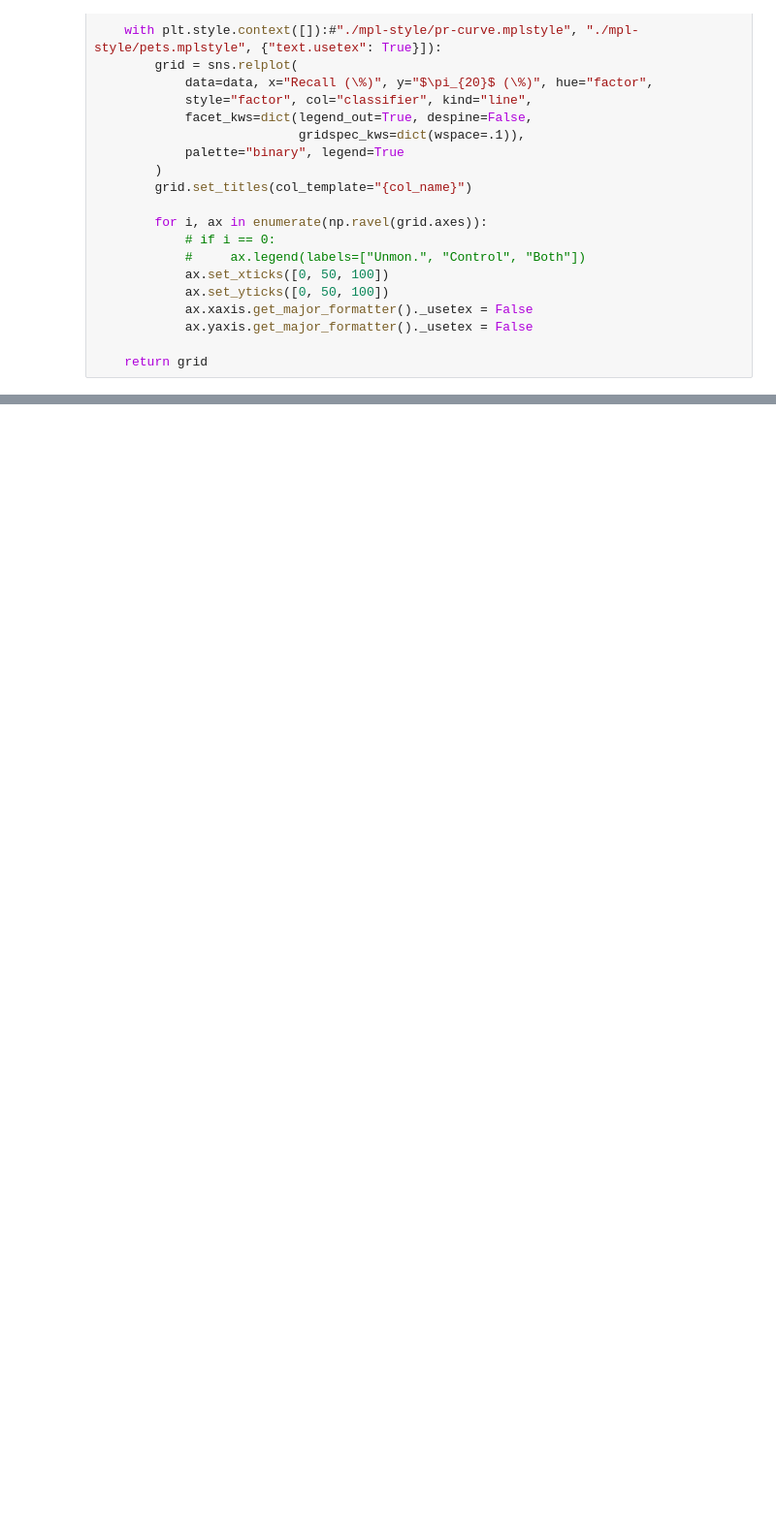
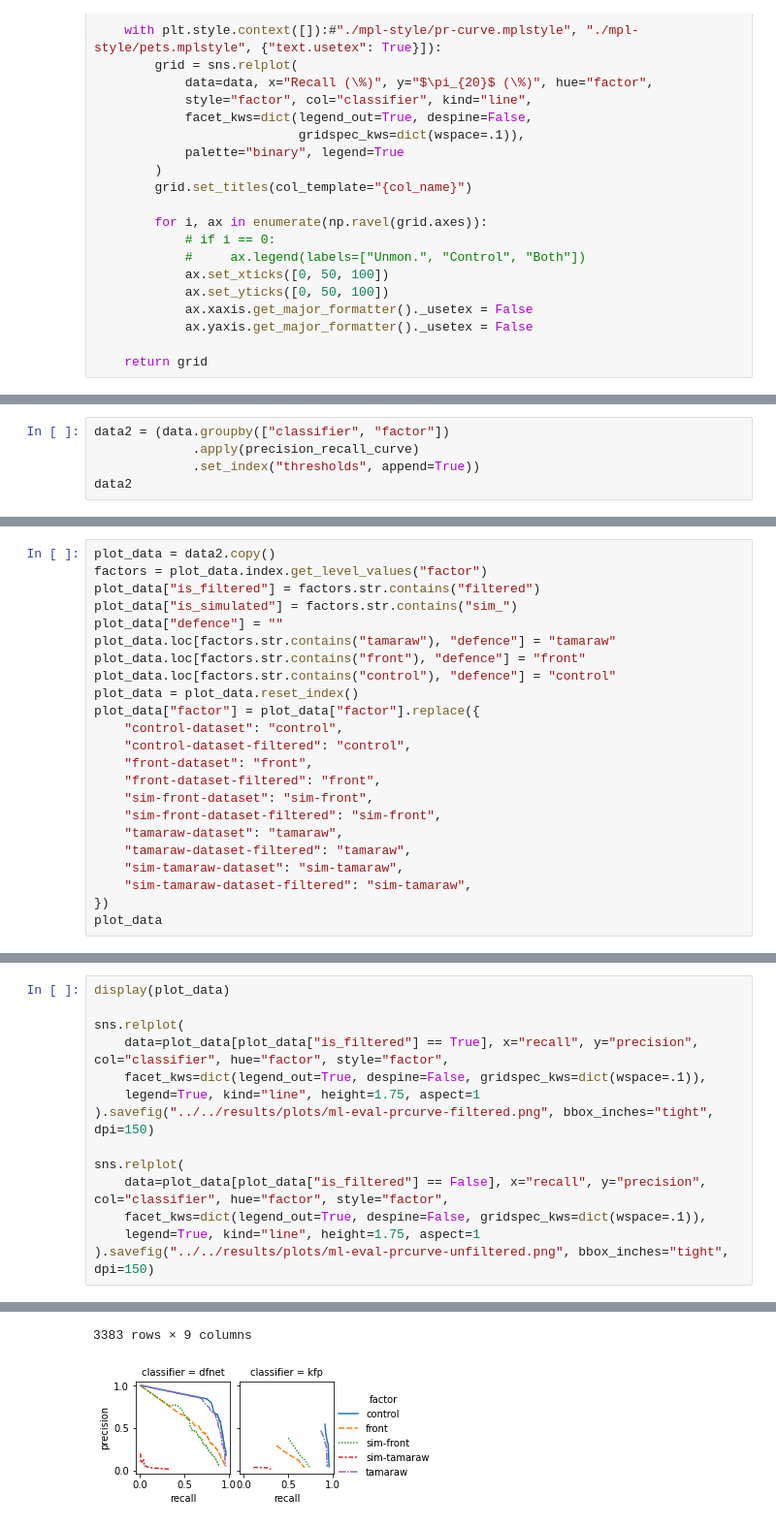
Before and after one commit to jpcsmith/qcsd-experiments, a Jupyter notebook: workflow/notebooks/result-analysis-curve.ipynb, the cells around one changed output, grey strips where cells are left out. Shown: that part at 97% size. Drawn from its saved outputs; the diff is of its cells as text; blank space fills up the shorter version.

```diff
--- a/workflow/notebooks/result-analysis-curve.ipynb
+++ b/workflow/notebooks/result-analysis-curve.ipynb
@@ -167,0 +90,5 @@ figure = plot_pr_curve(binary_data)
+# %%
+data2 = (data.groupby(["classifier", "factor"])
+             .apply(precision_recall_curve)
+             .set_index("thresholds", append=True))
+data2
@@ -167,0 +110,23 @@ figure = plot_pr_curve(binary_data)
+# %%
+plot_data = data2.copy()
+factors = plot_data.index.get_level_values("factor")
+plot_data["is_filtered"] = factors.str.contains("filtered")
+plot_data["is_simulated"] = factors.str.contains("sim_")
+plot_data["defence"] = ""
+plot_data.loc[factors.str.contains("tamaraw"), "defence"] = "tamaraw"
+plot_data.loc[factors.str.contains("front"), "defence"] = "front"
+plot_data.loc[factors.str.contains("control"), "defence"] = "control"
+plot_data = plot_data.reset_index()
+plot_data["factor"] = plot_data["factor"].replace({
+    "control-dataset": "control",
+    "control-dataset-filtered": "control",
+    "front-dataset": "front",
+    "front-dataset-filtered": "front",
+    "sim-front-dataset": "sim-front",
+    "sim-front-dataset-filtered": "sim-front",
+    "tamaraw-dataset": "tamaraw",
+    "tamaraw-dataset-filtered": "tamaraw",
+    "sim-tamaraw-dataset": "sim-tamaraw",
+    "sim-tamaraw-dataset-filtered": "sim-tamaraw",
+})
+plot_data
@@ -167,0 +147,15 @@ figure = plot_pr_curve(binary_data)
+# %%
+display(plot_data)
+
+sns.relplot(
+    data=plot_data[plot_data["is_filtered"] == True], x="recall", y="precision", col="classifier", hue="factor", style="factor",
+    facet_kws=dict(legend_out=True, despine=False, gridspec_kws=dict(wspace=.1)),
+    legend=True, kind="line", height=1.75, aspect=1
+).savefig("../../results/plots/ml-eval-prcurve-filtered.png", bbox_inches="tight", dpi=150)
+
+sns.relplot(
+    data=plot_data[plot_data["is_filtered"] == False], x="recall", y="precision", col="classifier", hue="factor", style="factor",
+    facet_kws=dict(legend_out=True, despine=False, gridspec_kws=dict(wspace=.1)),
+    legend=True, kind="line", height=1.75, aspect=1
+).savefig("../../results/plots/ml-eval-prcurve-unfiltered.png", bbox_inches="tight", dpi=150)
+# %% [output]
@@ -167,0 +174,2 @@ figure = plot_pr_curve(binary_data)
+3383 rows × 9 columns
+[figure, added]
```
Also changed, not shown: parts of 7 cells of this notebook, 5 other files.
